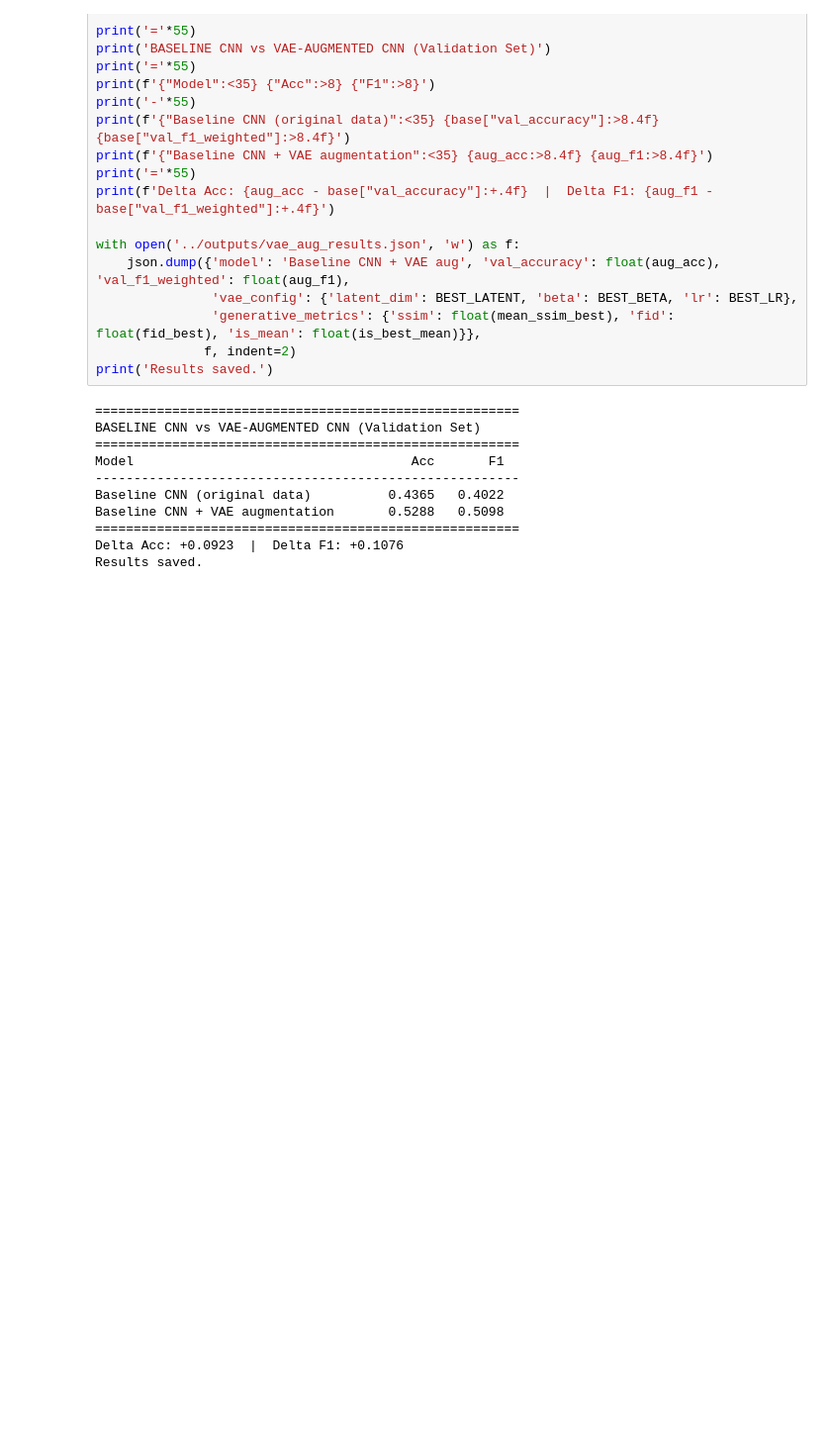
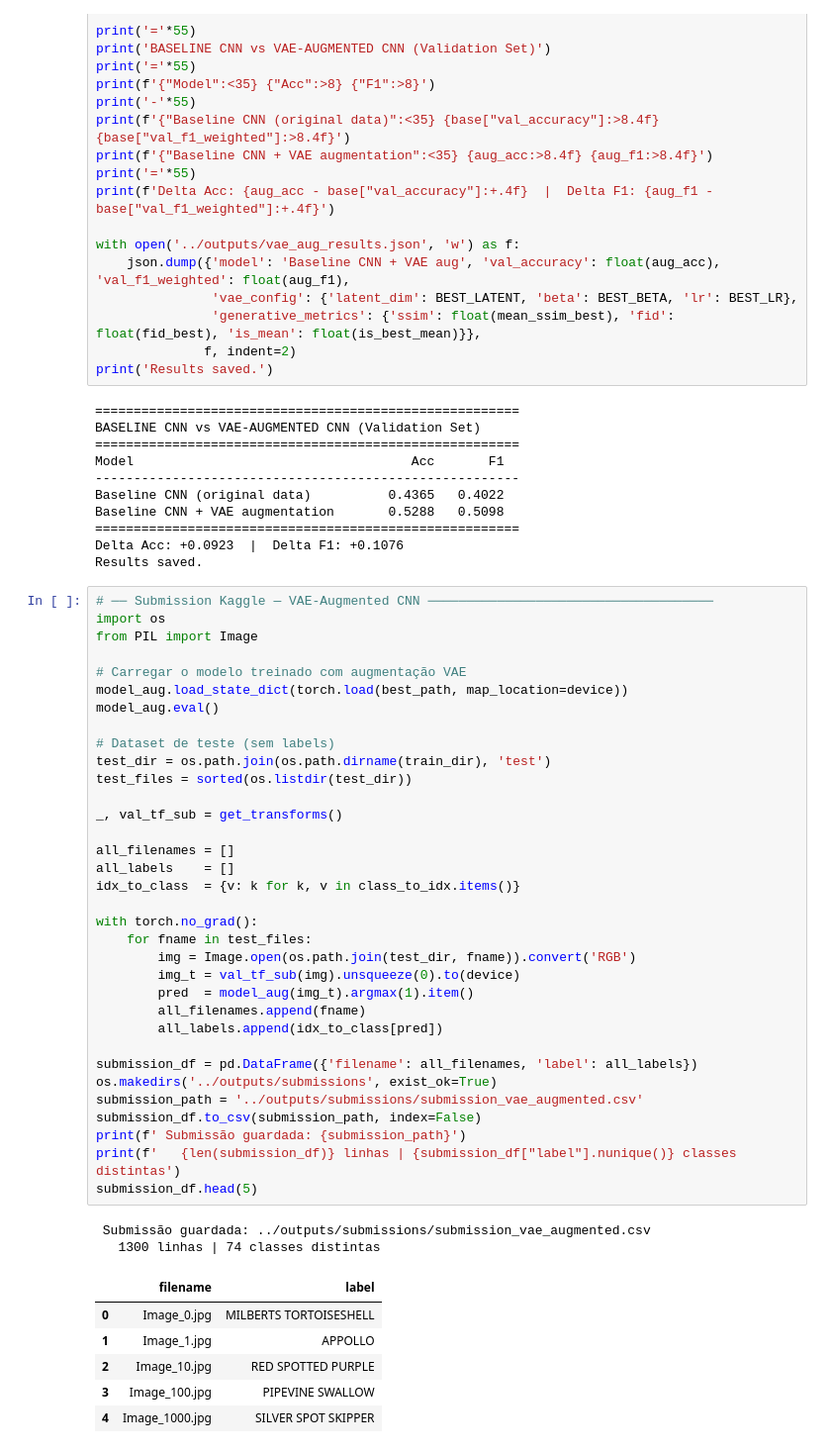
Before and after one commit to RitaDuarte222/aml-butterfly-generative-augmentation, a Jupyter notebook: notebooks/02_autoencoder.ipynb, the cells around one changed output. Shown at 99% size. Drawn from its saved outputs; the diff is of its cells as text; blank space fills up the shorter version.

```diff
--- a/notebooks/02_autoencoder.ipynb
+++ b/notebooks/02_autoencoder.ipynb
@@ -732,3 +732,46 @@ Baseline CNN + VAE augmentation       0.5288   0.5098
 =======================================================
 Delta Acc: +0.0923  |  Delta F1: +0.1076
 Results saved.
+# %%
+# ── Submission Kaggle — VAE-Augmented CNN ─────────────────────────────────────
+import os
+from PIL import Image
+
+# Carregar o modelo treinado com augmentação VAE
+model_aug.load_state_dict(torch.load(best_path, map_location=device))
+model_aug.eval()
+
+# Dataset de teste (sem labels)
+test_dir = os.path.join(os.path.dirname(train_dir), 'test')
+test_files = sorted(os.listdir(test_dir))
+
+_, val_tf_sub = get_transforms()
+
+all_filenames = []
+all_labels    = []
+idx_to_class  = {v: k for k, v in class_to_idx.items()}
+
+with torch.no_grad():
+    for fname in test_files:
+        img = Image.open(os.path.join(test_dir, fname)).convert('RGB')
+        img_t = val_tf_sub(img).unsqueeze(0).to(device)
+        pred  = model_aug(img_t).argmax(1).item()
+        all_filenames.append(fname)
+        all_labels.append(idx_to_class[pred])
+
+submission_df = pd.DataFrame({'filename': all_filenames, 'label': all_labels})
+os.makedirs('../outputs/submissions', exist_ok=True)
+submission_path = '../outputs/submissions/submission_vae_augmented.csv'
+submission_df.to_csv(submission_path, index=False)
+print(f' Submissão guardada: {submission_path}')
+print(f'   {len(submission_df)} linhas | {submission_df["label"].nunique()} classes distintas')
+submission_df.head(5)
+# %% [output]
+ Submissão guardada: ../outputs/submissions/submission_vae_augmented.csv
+   1300 linhas | 74 classes distintas
+|  | filename | label |
+| 0 | Image_0.jpg | MILBERTS TORTOISESHELL |
+| 1 | Image_1.jpg | APPOLLO |
+| 2 | Image_10.jpg | RED SPOTTED PURPLE |
+| 3 | Image_100.jpg | PIPEVINE SWALLOW |
+| 4 | Image_1000.jpg | SILVER SPOT SKIPPER |
```
